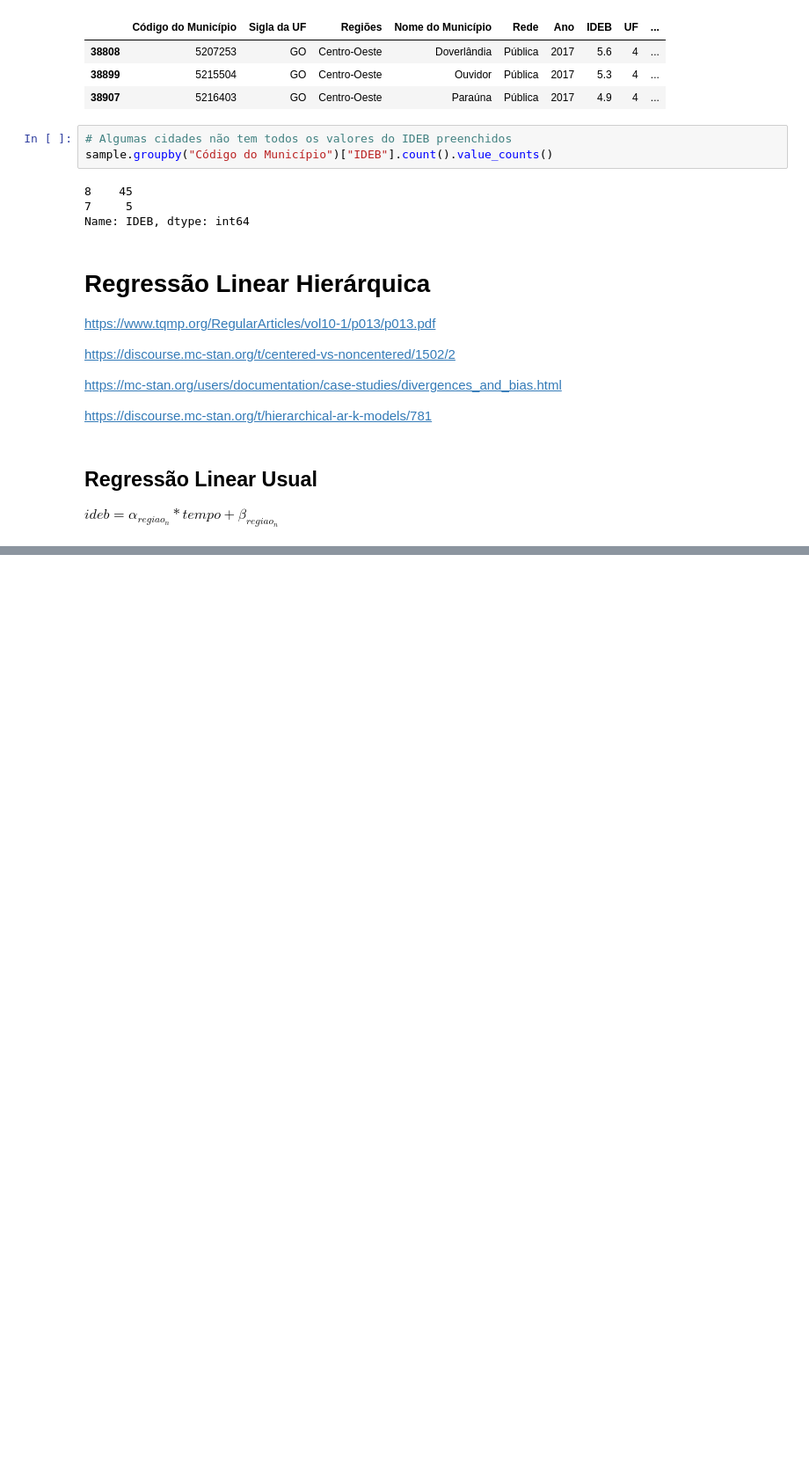
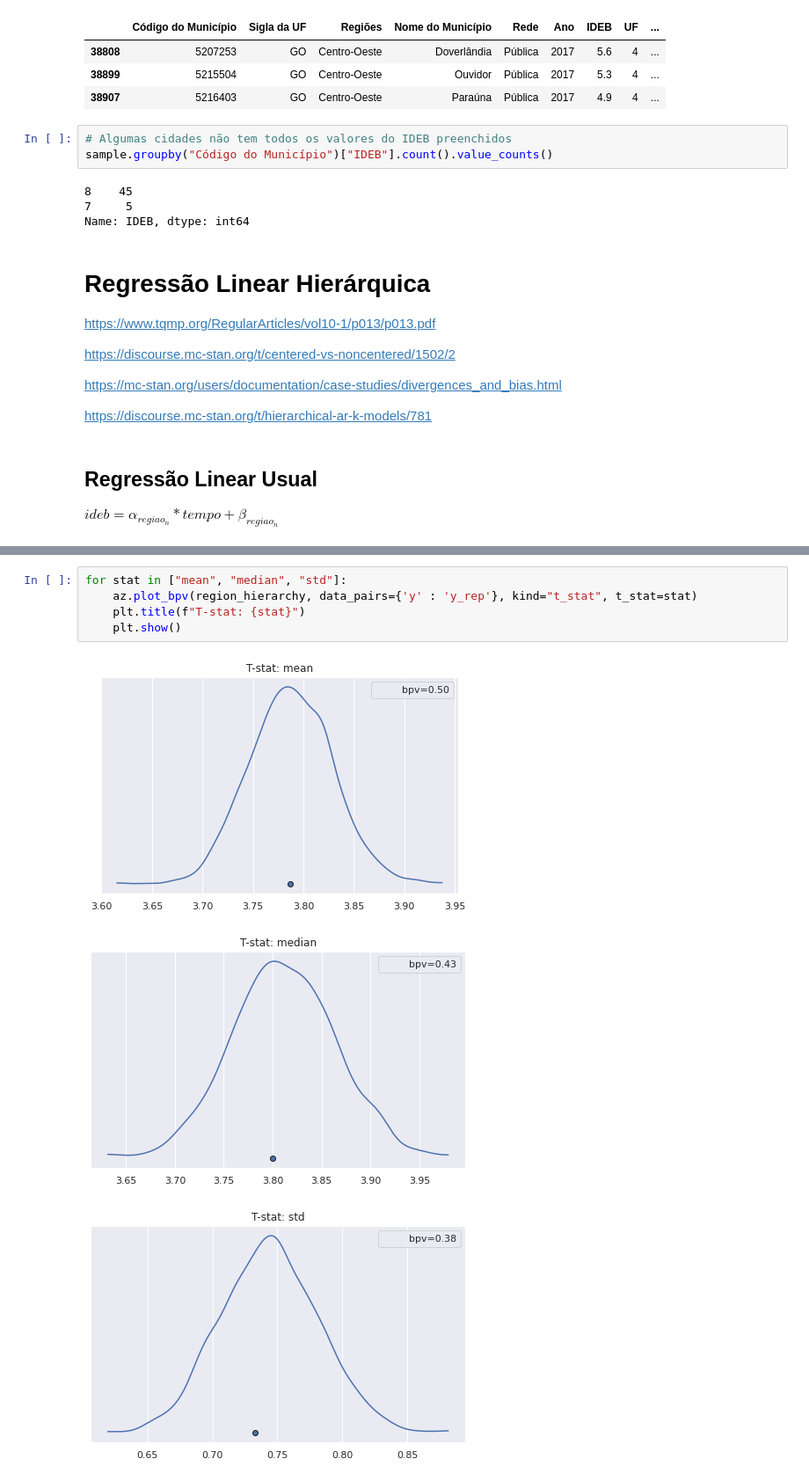
Before and after one commit to luizapozzobon/ia368aa, a Jupyter notebook: notebooks/04_stan.ipynb, the cells around one changed output, grey strips where cells are left out. Shown at 88% size. Drawn from its saved outputs; the diff is of its cells as text; blank space fills up the shorter version.

```diff
--- a/notebooks/04_stan.ipynb
+++ b/notebooks/04_stan.ipynb
@@ -398,0 +609,9 @@ ValueError: array must not contain infs or NaNs
+# %%
+for stat in ["mean", "median", "std"]:
+    az.plot_bpv(region_hierarchy, data_pairs={'y' : 'y_rep'}, kind="t_stat", t_stat=stat)
+    plt.title(f"T-stat: {stat}")
+    plt.show()
+# %% [output]
+[figure, added]
+[figure, added]
+[figure, added]
```
Also changed, not shown: parts of 23 cells of this notebook.
